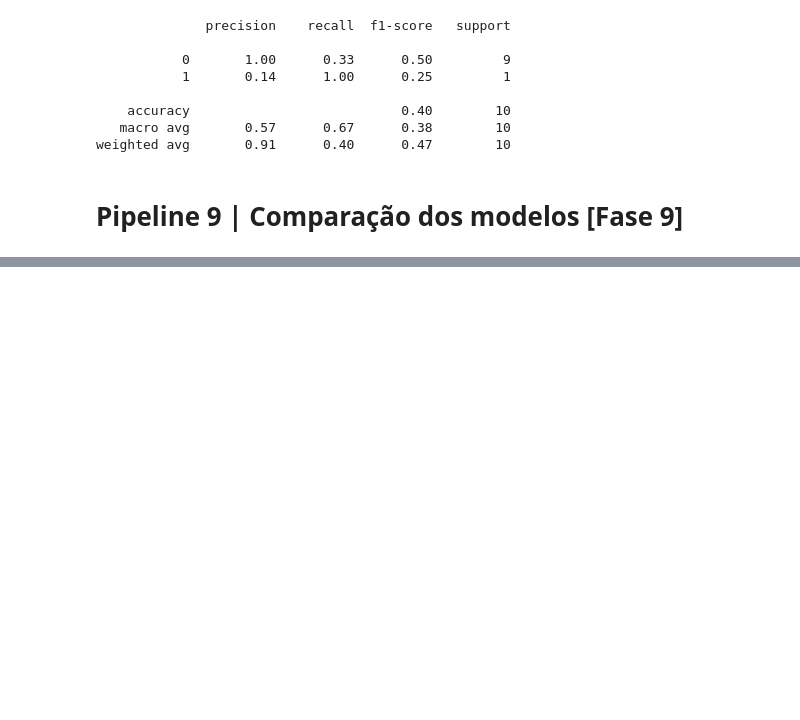
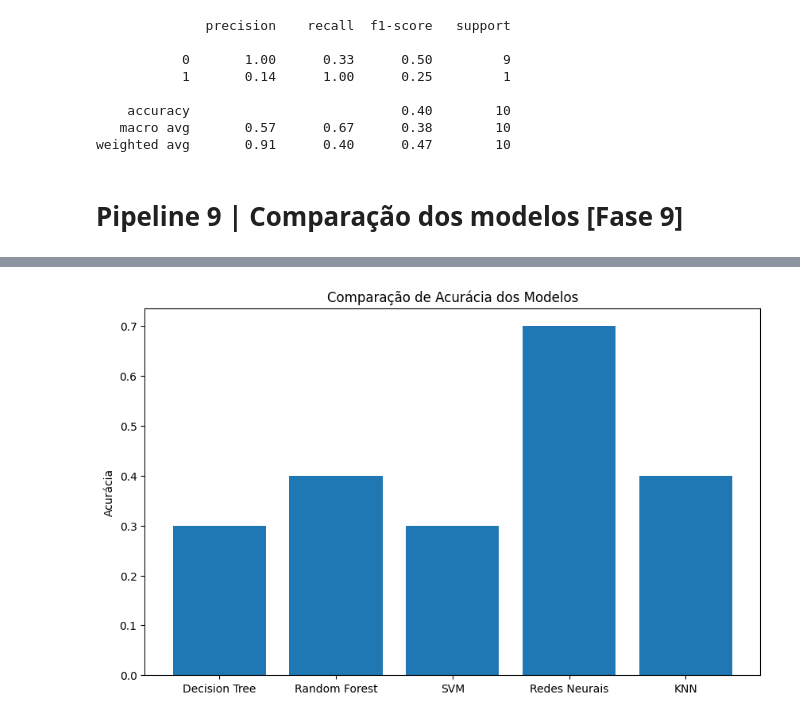
Before and after one commit to miriam-silva/testesp2icoma, a Jupyter notebook: prova_02_miriam_silva.ipynb, the cells around one changed output, grey strips where cells are left out. Saved outputs shown, nothing was run; the diff lists cells and outputs as text; code cells hidden in the pictures; blank space fills up the shorter version.

```diff
--- a/prova_02_miriam_silva.ipynb
+++ b/prova_02_miriam_silva.ipynb
@@ -393,0 +374,37 @@ resultado_modelos.sort_values(by='Acurácia', ascending=False)
+# %%
+resultado_modelos = pd.DataFrame({
+    'Modelo': ['Decision Tree', 'Random Forest', 'SVM', 'Redes Neurais', 'KNN'],
+    'Acurácia': [
+        accuracy_score(y_test, previsoes_arvore),
+        accuracy_score(y_test, previsoes_random),
+        accuracy_score(y_test, svm_previsoes),
+        accuracy_score(y_test, previsoes_redeneural),
+        accuracy_score(y_test, previsoes_knn)
+    ],
+
+    'Precisão':[
+        precision_score(y_test, previsoes_arvore, zero_division=0),
+        precision_score(y_test, previsoes_random, zero_division=0),
+        precision_score(y_test, svm_previsoes, zero_division=0),
+        precision_score(y_test, previsoes_redeneural, zero_division=0),
+        precision_score(y_test, previsoes_knn, zero_division=0)
+    ],
+
+    'Recall':[
+        recall_score(y_test, previsoes_arvore, zero_division=0),
+        recall_score(y_test, previsoes_random, zero_division=0),
+        recall_score(y_test, svm_previsoes, zero_division=0),
+        recall_score(y_test, previsoes_redeneural, zero_division=0),
+        recall_score(y_test, previsoes_knn, zero_division=0)
+    ],
+
+    'F1-Score':[
+        f1_score(y_test, previsoes_arvore, zero_division=0),
+        f1_score(y_test, previsoes_random, zero_division=0),
+        f1_score(y_test, svm_previsoes, zero_division=0),
+        f1_score(y_test, previsoes_redeneural, zero_division=0),
+        f1_score(y_test, previsoes_knn, zero_division=0)
+    ]
+})
+
+resultado_modelos.sort_values(by='F1-Score', ascending=False)
@@ -393,0 +418,10 @@ resultado_modelos.sort_values(by='Acurácia', ascending=False)
+# %%
+plt.figure(figsize=(10, 6))
+plt.bar(resultado_modelos['Modelo'],
+        resultado_modelos['Acurácia'])
+
+plt.title('Comparação de Acurácia dos Modelos')
+plt.ylabel('Acurácia')
+plt.show()
+# %% [output]
+[figure, added]
```
Also changed, not shown: parts of 14 cells of this notebook.
